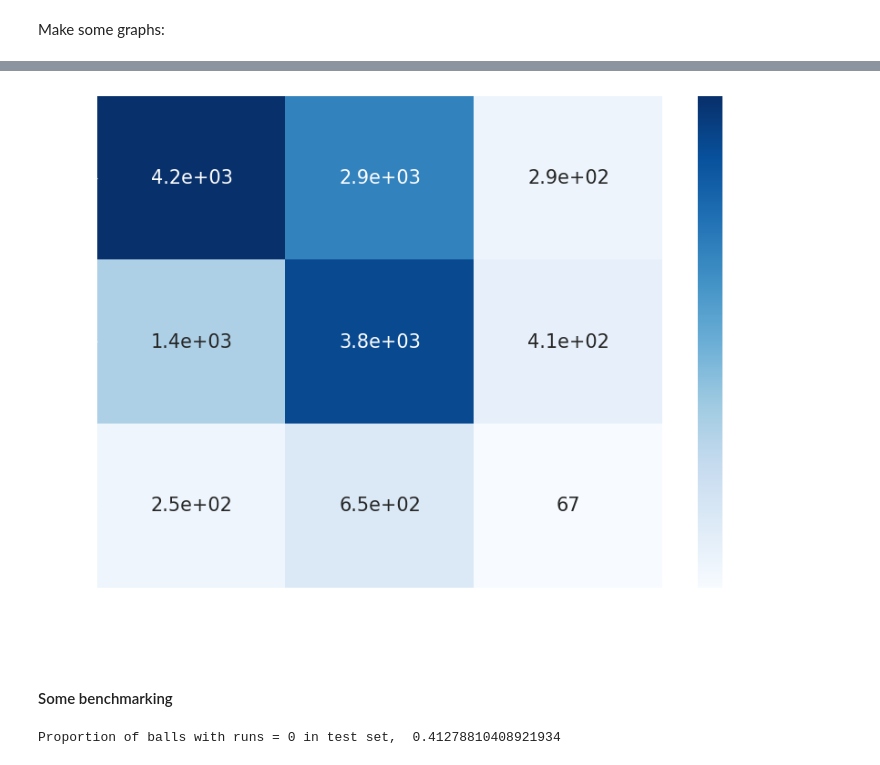
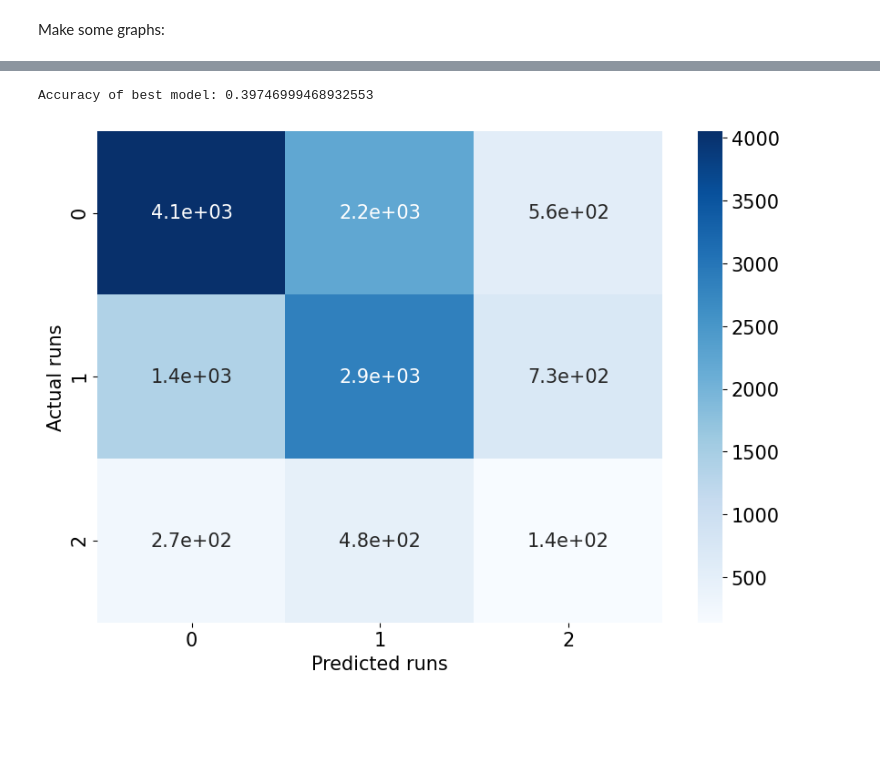
Before and after one commit to arkr01/Deep-Learning-Group-Project, a Jupyter notebook: Model_and_testing.ipynb, the cells around one changed output, grey strips where cells are left out. Saved outputs shown, nothing was run; the diff lists cells and outputs as text; code cells hidden in the pictures; blank space fills up the shorter version.

```diff
--- a/Model_and_testing.ipynb
+++ b/Model_and_testing.ipynb
@@ -877,0 +909,17 @@ acc = TestAccuracy(best_model)
+# %%
+#Plot loss:
+import matplotlib.pyplot as plt
+#plt.rcParams.update(plt.rcParamsDefault)
+plt.rcParams.update({'font.size': 12})
+fig1 = plt.figure(4)
+fig1.set_figheight(3)
+fig1.set_figwidth(4)
+ax = plt.axes()
+
+ax.spines['top'].set_visible(False)
+ax.spines['right'].set_visible(False)
+plt.plot(range(num_epochs),RNN_losses,c="#6156f0",label="RNN")
+plt.xlabel("Epoch")
+plt.ylabel("Training loss")
+plt.legend(frameon=False)
+plt.savefig("loss_rnn",transparent=True,bbox_inches = "tight")
@@ -878,3 +928,9 @@ acc = TestAccuracy(best_model)
+# %%
+#Test final accuracy:
+accs = []
+for a in range(10):
+    accs.append(TestAccuracy(best_GRU,on_train_set = False))
+acc = np.mean(accs)
 # %%
 print("Accuracy of best model:", acc)
 # %% [output]
@@ -882,5 +938,14 @@ Accuracy of best model: 0.39479553903345727
+# %%
+#Test final accuracy:
+accs = []
+for a in range(10):
+    accs.append(TestAccuracy(best_GRU,on_train_set = True))
+acc = np.mean(accs)
+print("Accuracy of best model:", acc)
+# %% [output]
+Accuracy of best model: 0.39746999468932553
 # %%
-#Produce confusion matrix
+#Produce confusion matrix for GRU
 
 #Initialise a dictionary to contain the confusion data
 confusion_data = {}
@@ -890,13 +955,13 @@ for a in range(results.shape[1]):
         confusion_data[a,b] = 0
 
 #Test the accuracy now:
-predictions = torch.softmax(best_model(x_data_test),dim=2)
+predictions = torch.softmax(best_GRU(x_data_test),dim=2)
 predictions = torch.reshape(predictions,(predictions.shape[0]*predictions.shape[1],-1))
 #Randomly sample from the probability distribution predicted from each ball
 predicted_outcome = []
 for pr in predictions:
     pr = pr.cpu().detach().numpy()
-    arr = np.arange(best_model.output_size) #Specify a range of possibilities
+    arr = np.arange(best_GRU.output_size) #Specify a range of possibilities
     out = np.random.choice(arr, p=pr) #Randomly sample according to the probability distribution
     predicted_outcome.append(out)
 
@@ -910,47 +975,28 @@ for i in range(len(predicted_outcome)):
 # %%
 #Plot the confusion matrix
 confusion_mat = []
 for a in range(3):
     confusion_row = []
     for b in range(3):
         confusion_row.append(confusion_data[a,b])
     confusion_mat.append(confusion_row)
 
 import pandas as pd
 import seaborn as sn
 import matplotlib.pyplot as plt
 
 df_cm = pd.DataFrame(confusion_mat, index = [i for i in "012"],
                   columns = [i for i in "012"])
 
 plt.rcParams.update({'font.size': 15})
-plt.rcParams['text.color'] = 'white'
-plt.rcParams['axes.labelcolor'] = 'white'
-plt.rcParams['xtick.color'] = 'white'
-plt.rcParams['ytick.color'] = 'white'
 
 plt.figure(figsize = (10,7))
 pal = sn.color_palette("Blues", as_cmap=True)
 sn.heatmap(df_cm, cmap = pal, annot=True)
 plt.xlabel("Predicted runs")
 plt.ylabel("Actual runs")
+#plt.show()
 
-plt.savefig("conf_matrix",transparent=True,bbox_inches = "tight")
+plt.savefig("conf_matrix_GRU",transparent=True,bbox_inches = "tight")
 # %% [output]
-[figure, old version]
+[figure, new version]
-# %% [markdown]
-#### Some benchmarking
-# %%
-#Determine the proportion of balls with runs = 0
-
-y_data_labels = torch.argmax(y_data_test, dim=2)
-y_data_labels = torch.reshape(y_data_labels,(-1,)) #CrossEntropyLoss is quite picky about the inputs
-count = 0
-total = 0
-for a in y_data_labels:
-    if (a == 0):
-        count += 1
-    total+=1
-print("Proportion of balls with runs = 0 in test set, ", count/total)
-# %% [output]
-Proportion of balls with runs = 0 in test set,  0.41278810408921934
```
Also changed, not shown: parts of 70 cells of this notebook, 1 other file.
